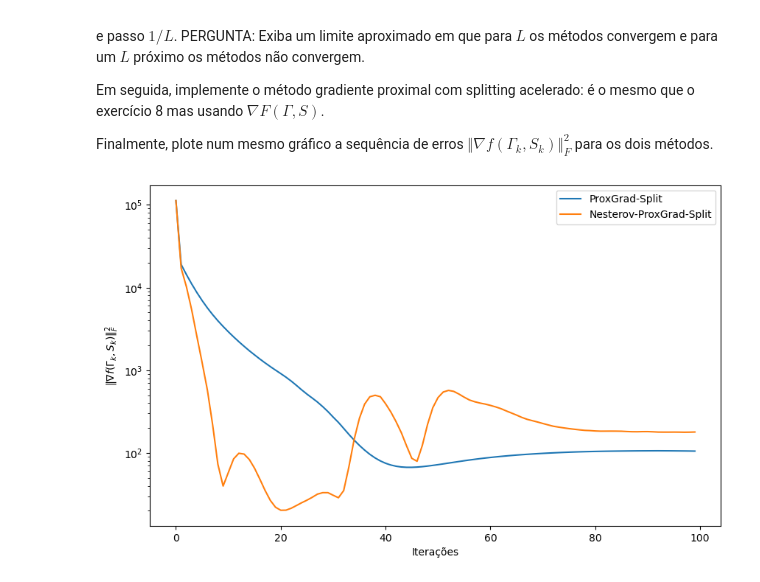
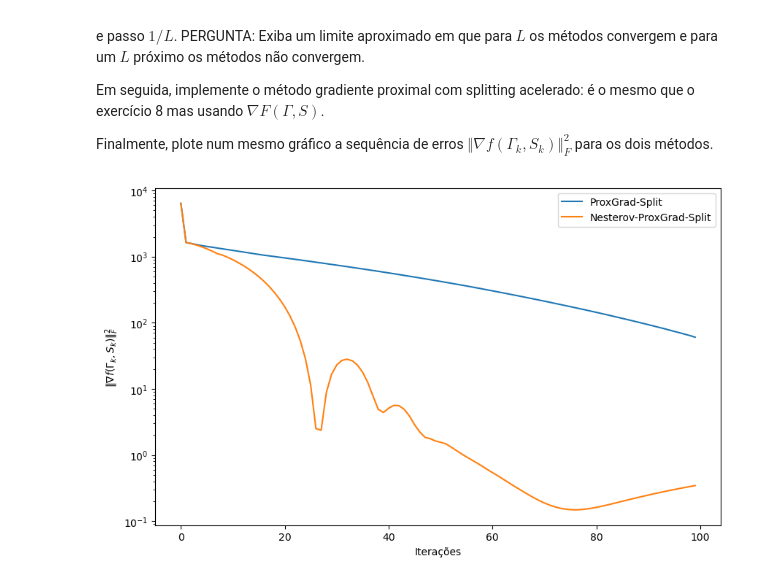
Before and after one commit to scrocha/otimizacao-OCD-2024, a Jupyter notebook: Atividade_04/additive_matrix_decomposition_Sillas.ipynb, the cells around one changed output. Drawn from its saved outputs; the diff is of its cells as text; code cells hidden in the pictures.

```diff
--- a/Atividade_04/additive_matrix_decomposition_Sillas.ipynb
+++ b/Atividade_04/additive_matrix_decomposition_Sillas.ipynb
@@ -546,13 +546,16 @@ Y.shape, Y
 Construa uma função `dF(Gamma,S)` que retorna o gradiente $\nabla F(\Gamma,S)$.
 # %%
 #Escreva o código aqui
-def dF(Gamma, S, Y):
-    error = Y - (Gamma + S)
+def dF(Gamma, S, X, Y):
+    error = np.zeros_like(Gamma)
 
-    dF_Gamma = -error
-    dF_S = -error
+    for i in range(len(X)):
+        error += X[i] - (Gamma + S)
 
-    return dF_Gamma, dF_S
+    # dF = -error
+    dF = -error/len(X)
+
+    return dF
 # %% [markdown]
 # Exercício 12:
 
@@ -572,23 +575,23 @@ Finalmente, plote num mesmo gráfico a sequência de erros $\Vert\nabla f(\Gamma
 # %%
 #Escreva o código aqui
 a = Gamma_mag / np.sqrt(n)
 lambd = sd * np.sqrt((d_1 + d_2) / n)
 tau = sd * np.sqrt(np.log(d_1 * d_2) / n) + Gamma_mag / np.sqrt(n)
 
 Gamma_init = np.random.randn(d_1, d_2)
 S_init = np.random.randn(d_1, d_2)
 Y = np.random.randn(d_1, d_2)
 
-f1 = trace_reg_MD(df, n,d_1,d_2,X,y,L,lambd,tau,a,Gamma0,S0,tfinal)
-f2 = trace_reg_MD_acc(df, n,d_1,d_2,X,y,L,lambd,tau,a,Gamma0,S0,tfinal)
+f1_2 = trace_reg_MD(dF, n,d_1,d_2,X,y,L,lambd,tau,a,Gamma0,S0,tfinal)
+f2_2 = trace_reg_MD_acc(dF, n,d_1,d_2,X,y,L,lambd,tau,a,Gamma0,S0,tfinal)
 
 plt.figure(figsize=(10, 6))
-plt.plot(f1[0], label='ProxGrad-Split')
-plt.plot(f2[0], label='Nesterov-ProxGrad-Split')
+plt.plot(f1_2[0], label='ProxGrad-Split')
+plt.plot(f2_2[0], label='Nesterov-ProxGrad-Split')
 plt.yscale("log")
 plt.xlabel("Iterações")
 plt.ylabel(r"$\Vert \nabla f(\Gamma_k, S_k) \Vert_F^2$")
 plt.legend()
 plt.show()
 # %% [output]
-[figure, old version]
+[figure, new version]
```
Also changed, not shown: parts of 8 cells of this notebook, 1 other file.
